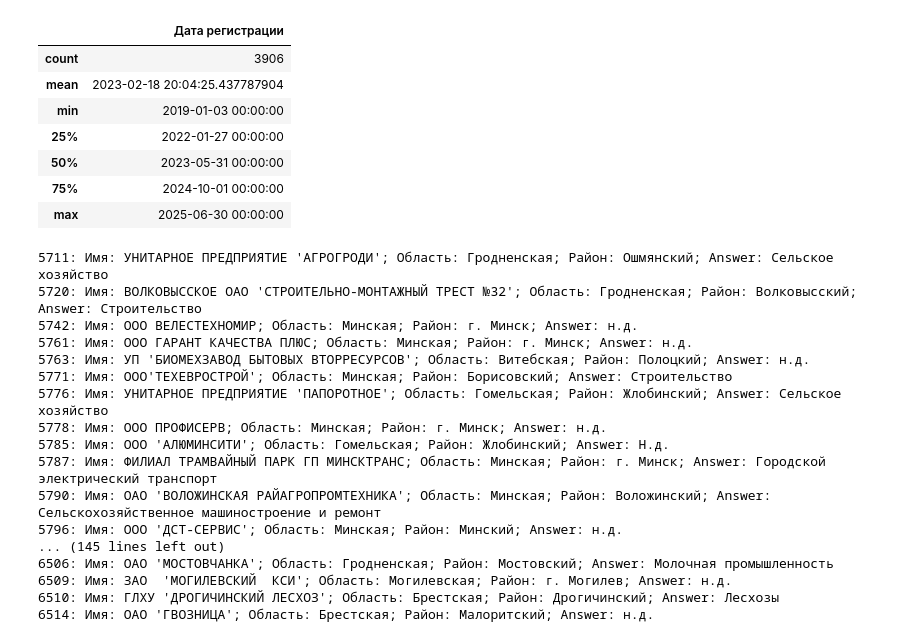
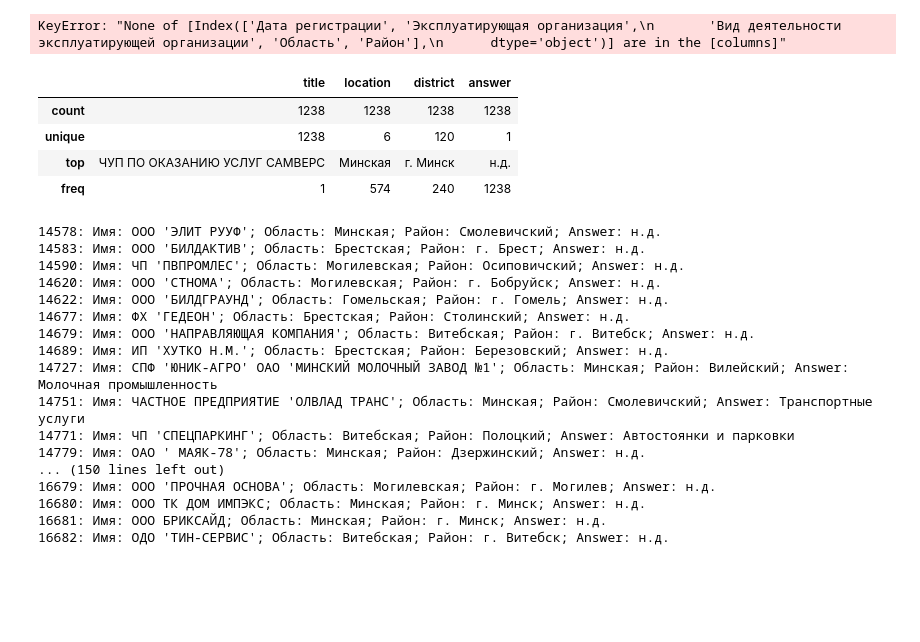
Before and after one commit to LutzBY/amk, a Jupyter notebook: поиск организации.ipynb, the cells around one changed output. Saved outputs shown, nothing was run; the diff lists cells and outputs as text; code cells hidden in the pictures; blank space fills up the shorter version.

```diff
--- a/поиск организации.ipynb
+++ b/поиск организации.ipynb
@@ -14,11 +14,13 @@ with open (r'D:\py\keys-openrouter-free-deepseek.yml', 'r', encoding='utf-8') as
 api_keys = [item['key'] for item in config.get('api_keys', []) if item.get('env') == 'org-find']
 # %%
 # Импорт базы
-df = pd.read_excel(r"V:\00_Базы\04_Базы регистрации\База ГТН-РБ\база 2019-6 мес. 2025 ГТН.xlsx", sheet_name='основной массив', engine='openpyxl')
+# df = pd.read_excel(r"V:\00_Базы\04_Базы регистрации\База ГТН-РБ\база 2019-6 мес. 2025 ГТН.xlsx", sheet_name='основной массив', engine='openpyxl')
+df = pd.read_excel(r"V:\00_Базы\04_Базы регистрации\orgs.xlsx", sheet_name='Sheet1', engine='openpyxl', index_col=0)
 
 # Выходной датафрейм
-df_exit = pd.DataFrame(columns=['title', 'location', 'district', 'answer'])
+df_exit = pd.DataFrame(columns=['title', 'location', 'district', 'answer'], index= df.index)
 # %%
+########## Для ГТН
 # Чистка df
 # 1. Убираем дубликаты по наименованию
 df_m = df[['Дата регистрации','Эксплуатирующая организация','Вид деятельности эксплуатирующей организации','Область','Район']].drop_duplicates(subset='Эксплуатирующая организация')
@@ -28,14 +30,19 @@ df_m = df_m[df_m['Вид деятельности эксплуатирующей
 df_m['Эксплуатирующая организация'] = df_m['Эксплуатирующая организация'].str.replace('"', "'")
 df_m.describe() # 3906 count
 # %% [output]
-|  | Дата регистрации |
-| count | 3906 |
-| mean | 2023-02-18 20:04:25.437787904 |
-| min | 2019-01-03 00:00:00 |
-| 25% | 2022-01-27 00:00:00 |
-| 50% | 2023-05-31 00:00:00 |
-| 75% | 2024-10-01 00:00:00 |
-| max | 2025-06-30 00:00:00 |
+KeyError: "None of [Index(['Дата регистрации', 'Эксплуатирующая организация',\n       'Вид деятельности эксплуатирующей организации', 'Область', 'Район'],\n      dtype='object')] are in the [columns]"
+# %%
+########## Для orgs
+# Чистка df
+# 2. Оставляем только те, у которых нет сферы деятельности
+df_m = df[df['answer'] == 'н.д.']
+df_m.describe() # 1388 count
+# %% [output]
+|  | title | location | district | answer |
+| count | 1238 | 1238 | 1238 | 1238 |
+| unique | 1238 | 6 | 120 | 1 |
+| top | ЧУП ПО ОКАЗАНИЮ УСЛУГ САМВЕРС | Минская | г. Минск | н.д. |
+| freq | 1 | 574 | 240 | 1238 |
 # %%
 # Функция запроса к ллм-ке
 def run_llm(api_keys, title, location, district):
@@ -80,11 +88,11 @@ def run_llm(api_keys, title, location, district):
 # %%
 # Подстановка значений по индексу
 for i, row in df_m.iterrows():
-    if i > 5708 and i <= 6514: # max(df_exit.index): (missing 5708 - 6514 )
+    if i > 14540: #5708 and i <= 6514: # max(df_exit.index): (missing 5708 - 6514 )
 
-        title = row['Эксплуатирующая организация']
-        location = row['Область']
-        district = row['Район']
+        title = row['title'] # ['Эксплуатирующая организация']
+        location = row['location'] # ['Область']
+        district = row['district'] # ['Район']
         try:
             answer = run_llm(api_keys, title, location, district)
             llm_iter_counter +=1
@@ -95,23 +103,23 @@ for i, row in df_m.iterrows():
             print(f"Error {e.body['code']} at index {i}: '{e.body['message']}'")
             break
 # %% [output]
-5711: Имя: УНИТАРНОЕ ПРЕДПРИЯТИЕ 'АГРОГРОДИ'; Область: Гродненская; Район: Ошмянский; Answer: Сельское хозяйство
-5720: Имя: ВОЛКОВЫССКОЕ ОАО 'СТРОИТЕЛЬНО-МОНТАЖНЫЙ ТРЕСТ №32'; Область: Гродненская; Район: Волковысский; Answer: Строительство
-5742: Имя: ООО ВЕЛЕСТЕХНОМИР; Область: Минская; Район: г. Минск; Answer: н.д.
-5761: Имя: ООО ГАРАНТ КАЧЕСТВА ПЛЮС; Область: Минская; Район: г. Минск; Answer: н.д.
-5763: Имя: УП 'БИОМЕХЗАВОД БЫТОВЫХ ВТОРРЕСУРСОВ'; Область: Витебская; Район: Полоцкий; Answer: н.д.
-5771: Имя: ООО'ТЕХЕВРОСТРОЙ'; Область: Минская; Район: Борисовский; Answer: Строительство
-5776: Имя: УНИТАРНОЕ ПРЕДПРИЯТИЕ 'ПАПОРОТНОЕ'; Область: Гомельская; Район: Жлобинский; Answer: Сельское хозяйство
-5778: Имя: ООО ПРОФИСЕРВ; Область: Минская; Район: г. Минск; Answer: н.д.
-5785: Имя: ООО 'АЛЮМИНСИТИ'; Область: Гомельская; Район: Жлобинский; Answer: Н.д.
-5787: Имя: ФИЛИАЛ ТРАМВАЙНЫЙ ПАРК ГП МИНСКТРАНС; Область: Минская; Район: г. Минск; Answer: Городской электрический транспорт
-5790: Имя: ОАО 'ВОЛОЖИНСКАЯ РАЙАГРОПРОМТЕХНИКА'; Область: Минская; Район: Воложинский; Answer: Сельскохозяйственное машиностроение и ремонт
-5796: Имя: ООО 'ДСТ-СЕРВИС'; Область: Минская; Район: Минский; Answer: н.д.
-... (145 lines left out)
-6506: Имя: ОАО 'МОСТОВЧАНКА'; Область: Гродненская; Район: Мостовский; Answer: Молочная промышленность
-6509: Имя: ЗАО  'МОГИЛЕВСКИЙ  КСИ'; Область: Могилевская; Район: г. Могилев; Answer: н.д.
-6510: Имя: ГЛХУ 'ДРОГИЧИНСКИЙ ЛЕСХОЗ'; Область: Брестская; Район: Дрогичинский; Answer: Лесхозы
-6514: Имя: ОАО 'ГВОЗНИЦА'; Область: Брестская; Район: Малоритский; Answer: н.д.
+14578: Имя: ООО 'ЭЛИТ РУУФ'; Область: Минская; Район: Смолевичский; Answer: н.д.
+14583: Имя: ООО 'БИЛДАКТИВ'; Область: Брестская; Район: г. Брест; Answer: н.д.
+14590: Имя: ЧП 'ПВПРОМЛЕС'; Область: Могилевская; Район: Осиповичский; Answer: н.д.
+14620: Имя: ООО 'СТНОМА'; Область: Могилевская; Район: г. Бобруйск; Answer: н.д.
+14622: Имя: ООО 'БИЛДГРАУНД'; Область: Гомельская; Район: г. Гомель; Answer: н.д.
+14677: Имя: ФХ 'ГЕДЕОН'; Область: Брестская; Район: Столинский; Answer: н.д.
+14679: Имя: ООО 'НАПРАВЛЯЮЩАЯ КОМПАНИЯ'; Область: Витебская; Район: г. Витебск; Answer: н.д.
+14689: Имя: ИП 'ХУТКО Н.М.'; Область: Брестская; Район: Березовский; Answer: н.д.
+14727: Имя: СПФ 'ЮНИК-АГРО' ОАО 'МИНСКИЙ МОЛОЧНЫЙ ЗАВОД №1'; Область: Минская; Район: Вилейский; Answer: Молочная промышленность
+14751: Имя: ЧАСТНОЕ ПРЕДПРИЯТИЕ 'ОЛВЛАД ТРАНС'; Область: Минская; Район: Смолевичский; Answer: Транспортные услуги
+14771: Имя: ЧП 'СПЕЦПАРКИНГ'; Область: Витебская; Район: Полоцкий; Answer: Автостоянки и парковки
+14779: Имя: ОАО ' МАЯК-78'; Область: Минская; Район: Дзержинский; Answer: н.д.
+... (150 lines left out)
+16679: Имя: ООО 'ПРОЧНАЯ ОСНОВА'; Область: Могилевская; Район: г. Могилев; Answer: н.д.
+16680: Имя: ООО ТК ДОМ ИМПЭКС; Область: Минская; Район: г. Минск; Answer: н.д.
+16681: Имя: ООО БРИКСАЙД; Область: Минская; Район: г. Минск; Answer: н.д.
+16682: Имя: ОДО 'ТИН-СЕРВИС'; Область: Витебская; Район: г. Витебск; Answer: н.д.
 # %%
 llm_iter_counter +=1
 # %%
```
Also changed, not shown: parts of 2 cells of this notebook.
